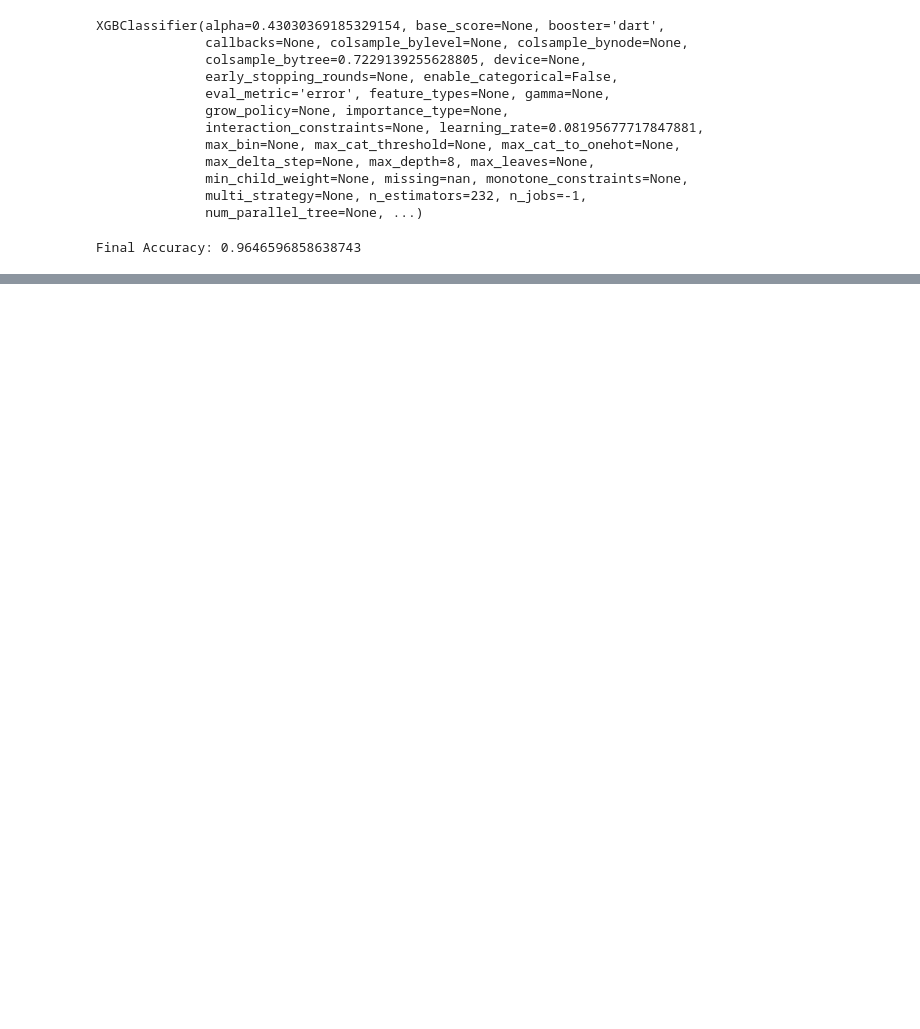
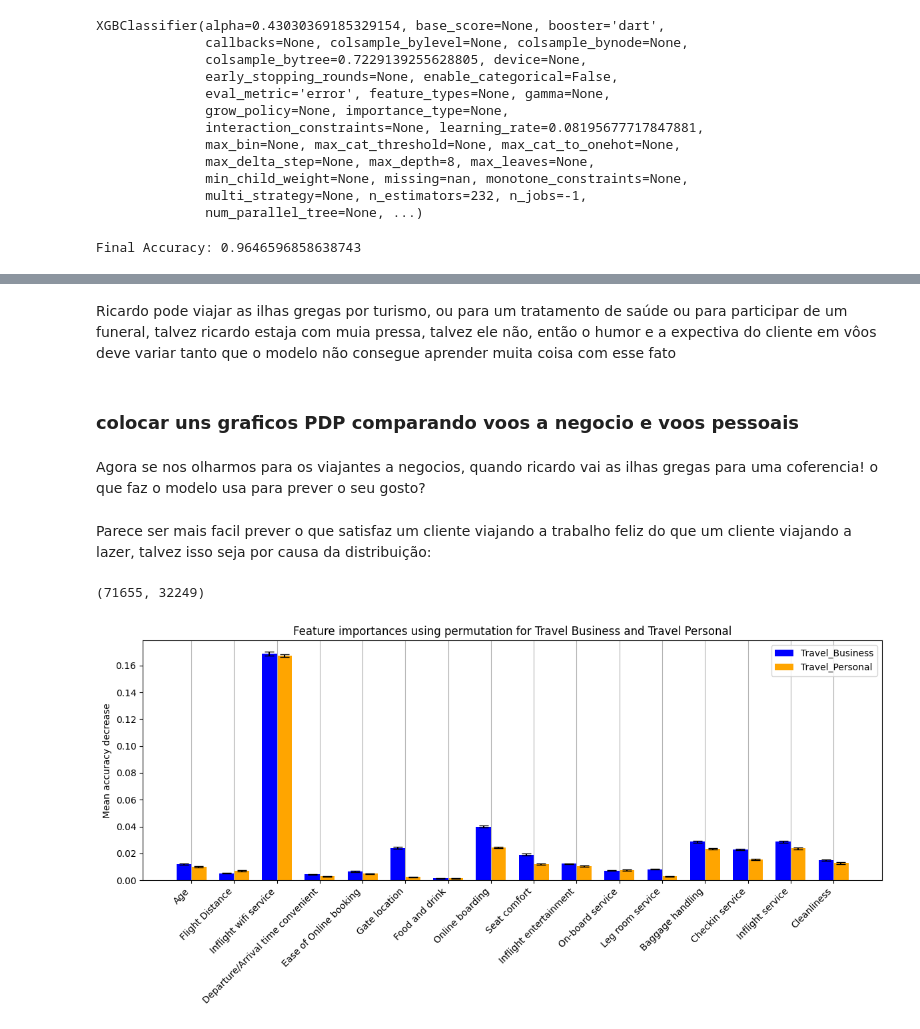
Before and after one commit to lucasacioly/Redes-Neurais, a Jupyter notebook: xgboosting.ipynb, the cells around one changed output, grey strips where cells are left out. Cells and saved outputs as stored; diff of their text form; code cells hidden in the pictures; blank space fills up the shorter version.

```diff
--- a/xgboosting.ipynb
+++ b/xgboosting.ipynb
@@ -461,3 +423,9 @@ accuracy_final = accuracy_score(y_val, y_pred_final)
 print(f'Final Accuracy: {accuracy_final}')
 # %% [output]
 Final Accuracy: 0.9646596858638743
+# %%
+import pickle
+
+# Save the model to a file
+with open('models/final_model_xgboost.pkl', 'wb') as file:
+    pickle.dump(xgb_clf, file)
@@ -463,0 +436,3 @@ Final Accuracy: 0.9646596858638743
+# %%
+with open('models/final_model_xgboost.pkl', 'rb') as file:
+    xg_boost = pickle.load(file)
@@ -463,0 +631,6 @@ Final Accuracy: 0.9646596858638743
+# %% [markdown]
+Ricardo pode viajar as ilhas gregas por turismo, ou para um tratamento de saúde ou para participar de um funeral, talvez ricardo estaja com muia pressa, talvez ele não, então o humor e a expectiva do cliente em vôos deve variar tanto que o modelo não consegue aprender muita coisa com esse fato
+# %% [markdown]
+### colocar uns graficos PDP comparando voos a negocio e voos pessoais
+# %% [markdown]
+Agora se nos olharmos para os viajantes a negocios, quando ricardo vai as ilhas gregas para uma coferencia! o que faz o modelo usa para prever o seu gosto?
@@ -463,0 +691,62 @@ Final Accuracy: 0.9646596858638743
+# %% [markdown]
+Parece ser mais facil prever o que satisfaz um cliente viajando a trabalho feliz do que um cliente viajando a lazer, talvez isso seja por causa da distribuição:
+# %%
+X_test[X_test['Type of Travel_Business travel'] == 1].shape[0], X_test[X_test['Type of Travel_Personal Travel'] == 1].shape[0]
+# %% [output]
+(71655, 32249)
+# %%
+from sklearn.inspection import permutation_importance
+import matplotlib.pyplot as plt
+import pandas as pd
+import numpy as np
+
+# Calculate permutation importance for male
+result_a = permutation_importance(xg_boost, X_test[X_test['Class_Business'] == 1], y_test[X_test['Class_Business'] == 1], n_repeats=100, random_state=0)
+
+# Calculate permutation importance for female
+result_b = permutation_importance(xg_boost, X_test[X_test['Class_Eco'] == 1], y_test[X_test['Class_Eco'] == 1], n_repeats=100, random_state=0)
+
+# Only select the first 16 columns (0 to 16)
+columns_to_display = X_train.columns[:16]
+importances_mean_male = result_a.importances_mean[:16]
+importances_std_male = result_a.importances_std[:16]
+importances_mean_female = result_b.importances_mean[:16]
+importances_std_female = result_b.importances_std[:16]
+
+# Create pandas Series for the importances for male and female
+forest_importances_male = pd.Series(importances_mean_male, index=columns_to_display)
+forest_importances_female = pd.Series(importances_mean_female, index=columns_to_display)
+
+# Create a single figure with subplots
+fig, ax = plt.subplots(figsize=(12, 6))  # Adjust figure size
+
+# Set the width of the bars
+bar_width = 0.35
+
+# Plot the male importances
+bars_male = ax.bar(np.arange(len(forest_importances_male)), forest_importances_male, width=bar_width,
+                   label='Travel_Business', yerr=importances_std_male, capsize=5, color='blue')
+
+# Plot the female importances, shifted by bar_width
+bars_female = ax.bar(np.arange(len(forest_importances_female)) + bar_width, forest_importances_female, width=bar_width,
+                     label='Travel_Personal', yerr=importances_std_female, capsize=5, color='orange')
+
+# Set plot titles and labels
+ax.set_title("Feature importances using permutation for Travel Business and Travel Personal")
+ax.set_ylabel("Mean accuracy decrease")
+ax.set_xticks(np.arange(len(forest_importances_male)) + bar_width / 2)
+ax.set_xticklabels(columns_to_display, rotation=45, ha="right")
+
+# Add a legend to differentiate between male and female
+ax.legend()
+
+# Display grid for x-axis
+ax.grid(True, axis='x')
+
+# Adjust layout to prevent clipping
+fig.tight_layout()
+
+# Show the plot
+plt.show()
+# %% [output]
+[figure, added]
```
Also changed, not shown: parts of 25 cells of this notebook, 6 other files.
